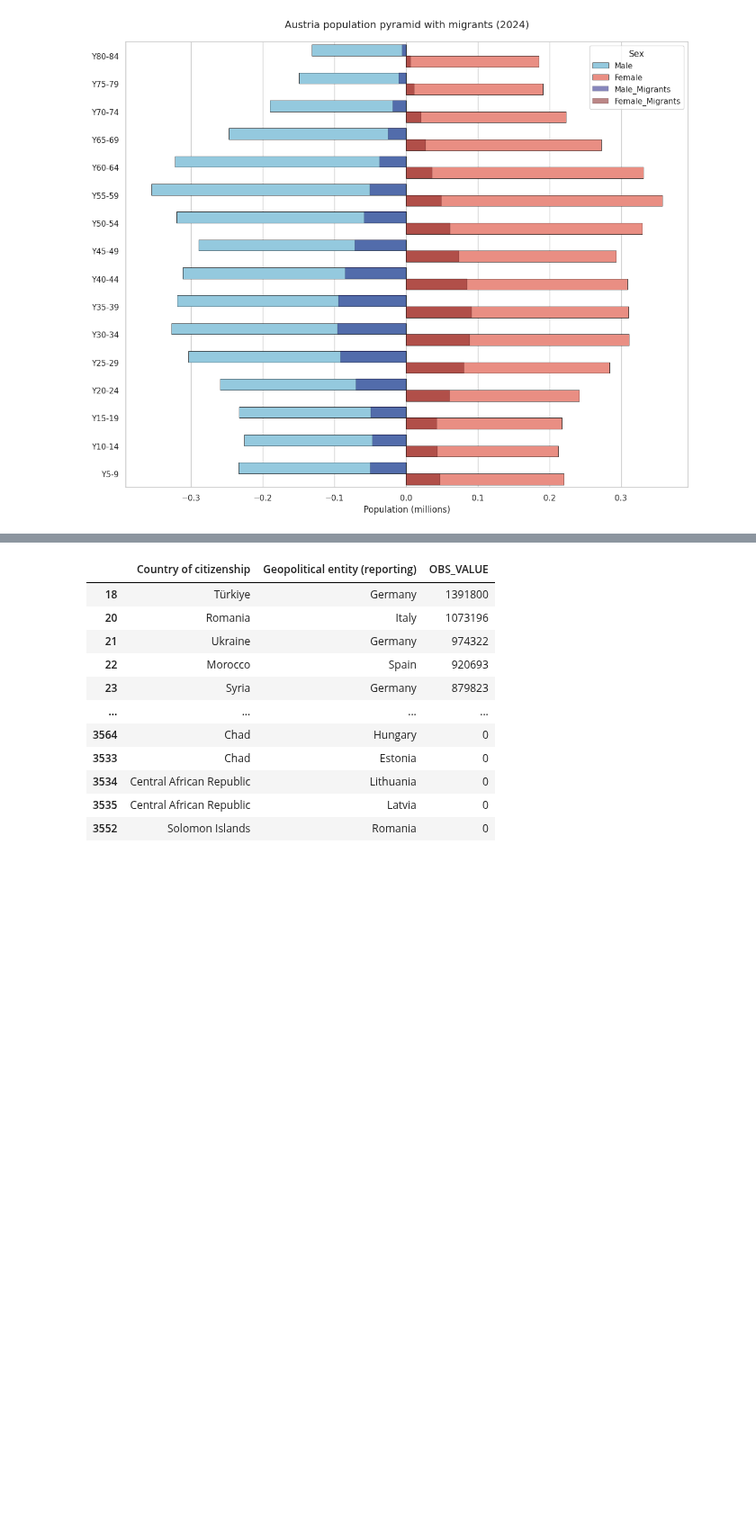
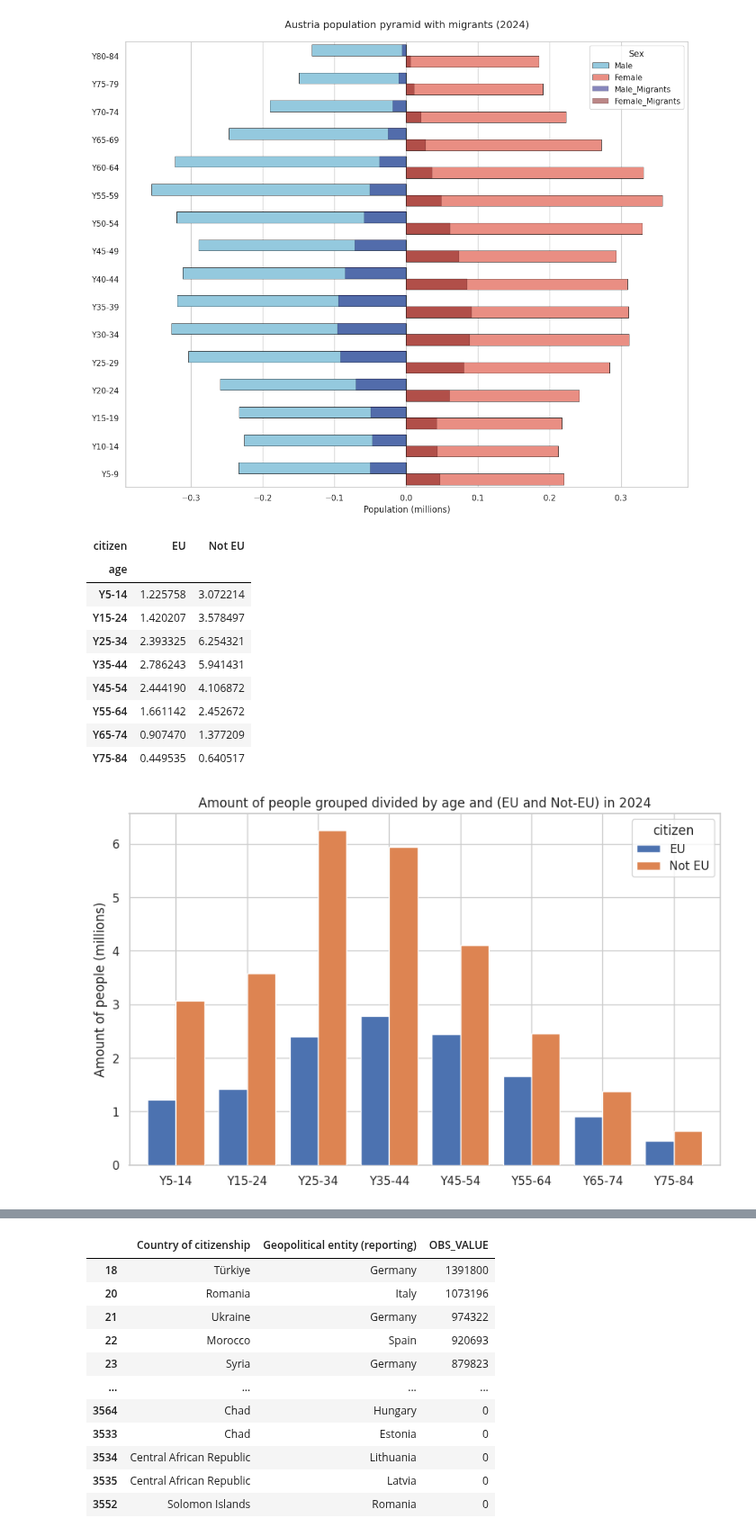
Before and after one commit to loveBeatles/datavis_project, a Jupyter notebook: group_project.ipynb, the cells around one changed output, grey strips where cells are left out. Shown at 90% size. Saved outputs shown, nothing was run; the diff lists cells and outputs as text; code cells hidden in the pictures; blank space fills up the shorter version.

```diff
--- a/group_project.ipynb
+++ b/group_project.ipynb
@@ -774,4 +774,79 @@ plt.show()
 [figure]
 [figure]
 [figure]
+# %%
+##Graph showing the distribution of age groups of EU and non-EU migrants in 2024 year
+
+#############################   URL of database
+urlEu_Ages = "https://raw.githubusercontent.com/loveBeatles/datavis_project/main/data/eu_not_euGeneral_by_ages1.csv"
+
+#############################  Data cleaning and filtering
+
+df_by_ages_cship = (pd.read_csv(urlEu_Ages, usecols=['age', 'citizen', 'OBS_VALUE','TIME_PERIOD'])
+                    .assign(OBS_VALUE_milion=lambda df: df['OBS_VALUE'] / 1000000))
+df_by_ages_cship = df_by_ages_cship.query('TIME_PERIOD == 2024')
+df_by_ages_cship = pd.concat([df_by_ages_cship.query('age == "Y5-9"'),
+                               df_by_ages_cship[df_by_ages_cship['age'] != 'Y5-9']])
+
+df_by_ages_cship = df_by_ages_cship[['age', 'citizen', 'OBS_VALUE', 'OBS_VALUE_milion']]
+
+
+df_by_ages_cs_eu = df_by_ages_cship.query('citizen == "EU27_2020_FOR"')
+df_by_ages_cs_noteu = df_by_ages_cship.query('citizen == "FOR_STLS"')
+for i in range(5, 80, 10):
+  df_by_ages_cs_eu.iloc[int(i/5-1), 0] = f'Y{i}-{i+9}'
+  df_by_ages_cs_eu.iloc[int(i/5), 0] = f'Y{i}-{i+9}'
+  df_by_ages_cs_noteu.iloc[int(i/5-1), 0] = f'Y{i}-{i+9}'
+  df_by_ages_cs_noteu.iloc[int(i/5), 0] = f'Y{i}-{i+9}'
+
+
+df_by_ages_cship = pd.concat([df_by_ages_cs_eu, df_by_ages_cs_noteu])
+
+
+df_by_ages_cship = (df_by_ages_cship
+                     .groupby(by=['age', 'citizen'])['OBS_VALUE_milion']
+                     .sum()
+                     .reset_index())
+
+df_by_ages_cship = pd.concat([df_by_ages_cship.query('age == "Y5-14"'),
+                               df_by_ages_cship[df_by_ages_cship['age'] != 'Y5-14']])
+
+df_by_ages_cship = df_by_ages_cship.pivot(index='age', columns='citizen', values='OBS_VALUE_milion').reset_index()
+
+df_by_ages_cship['Not EU'] = df_by_ages_cship['FOR_STLS'] - df_by_ages_cship['EU27_2020_FOR']
+df_by_ages_cship = df_by_ages_cship[['age', 'EU27_2020_FOR', 'Not EU']]
+df_by_ages_cship = pd.concat([
+    df_by_ages_cship.query('age == "Y5-14"'),
+    df_by_ages_cship[df_by_ages_cship['age'] != 'Y5-14']
+])
+df_by_ages_cship = df_by_ages_cship.rename(columns={'EU27_2020_FOR':'EU'})
+df_by_ages_cship = df_by_ages_cship.reset_index(drop=True)
+df_by_ages_cship = df_by_ages_cship.iloc[0:8]
+df_by_ages_cship = df_by_ages_cship.set_index('age')
+display(df_by_ages_cship)
+############################# Create a graf
+ax = df_by_ages_cship.plot(
+    kind='bar',
+    figsize=(10, 6),
+    width=0.8,
+    zorder=3
+)
+ax.set_title('Amount of people grouped divided by age and (EU and Not-EU) in 2024')
+ax.set_xlabel('')
+ax.set_ylabel('Amount of people (millions)')
+ax.grid(True, axis='y', zorder=0)
+ax.set_xticklabels(ax.get_xticklabels(), rotation=0)
+pass
+# %% [output]
+| citizen | EU | Not EU |
+| age |  |  |
+| Y5-14 | 1.225758 | 3.072214 |
+| Y15-24 | 1.420207 | 3.578497 |
+| Y25-34 | 2.393325 | 6.254321 |
+| Y35-44 | 2.786243 | 5.941431 |
+| Y45-54 | 2.444190 | 4.106872 |
+| Y55-64 | 1.661142 | 2.452672 |
+| Y65-74 | 0.907470 | 1.377209 |
+| Y75-84 | 0.449535 | 0.640517 |
+[figure, added]
 # %%
```
Also changed, not shown: parts of 21 cells of this notebook.
